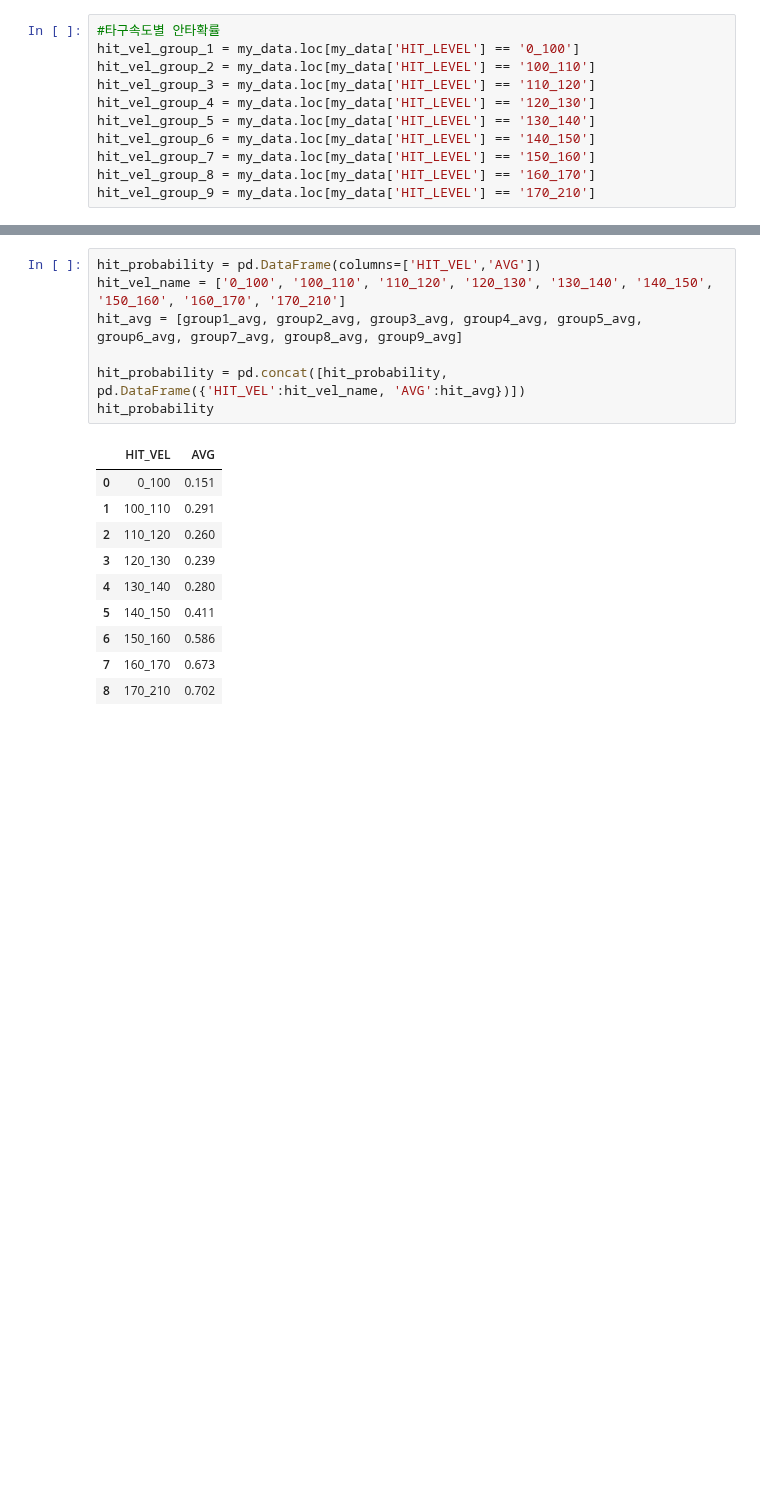
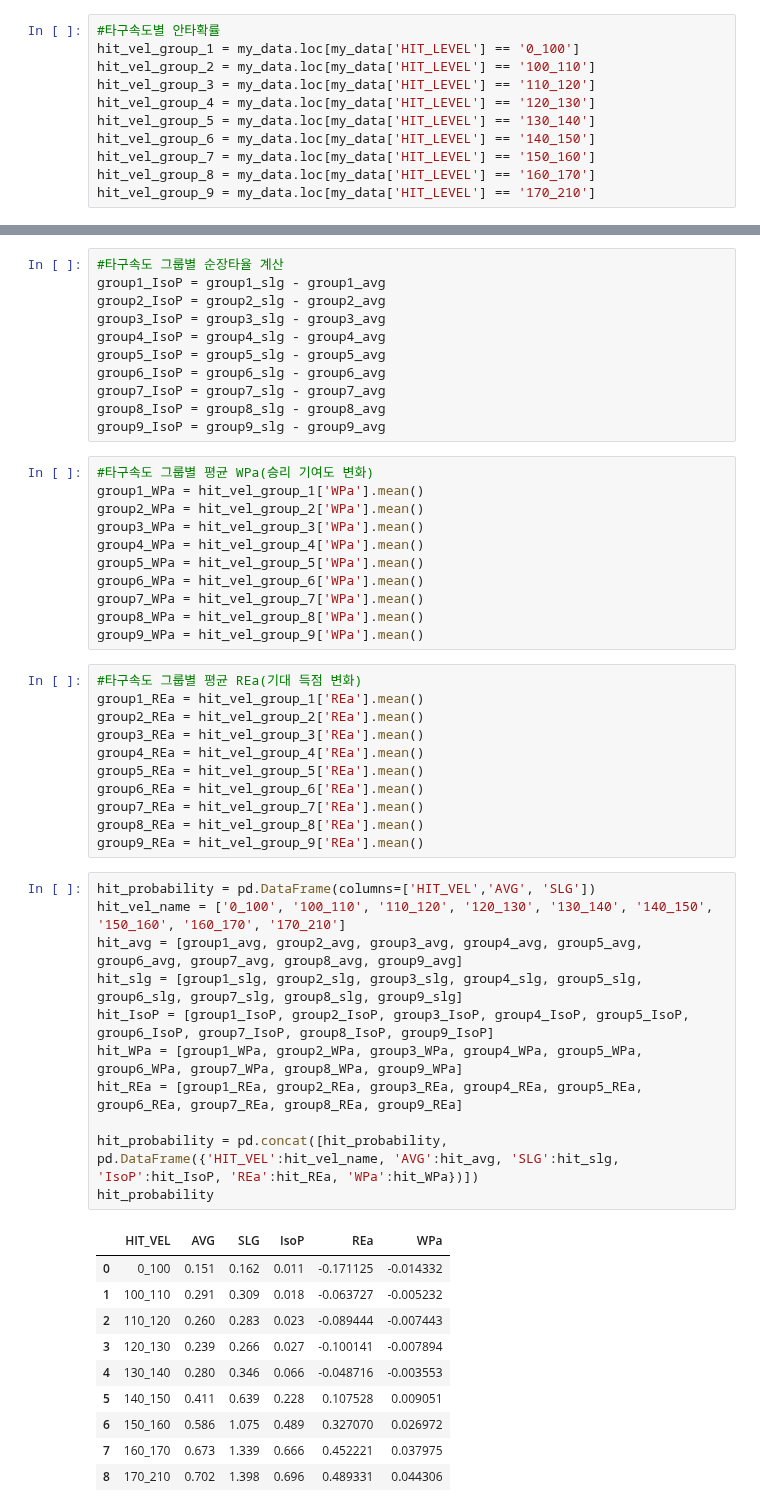
Before and after one commit to KimGriezmann/Bigcontest_2021, a Jupyter notebook: working_space_JaeHong/EDA_final_data.ipynb, the cells around one changed output, grey strips where cells are left out. Cells and saved outputs as stored; diff of their text form; blank space fills up the shorter version.

```diff
--- a/working_space_JaeHong/EDA_final_data.ipynb
+++ b/working_space_JaeHong/EDA_final_data.ipynb
@@ -129,18 +155,55 @@ group9_avg = round(len(hit_vel_group_9[(hit_vel_group_9['HIT_RESULT']=='1루타'
+# %%
+#타구속도 그룹별 순장타율 계산
+group1_IsoP = group1_slg - group1_avg
+group2_IsoP = group2_slg - group2_avg
+group3_IsoP = group3_slg - group3_avg
+group4_IsoP = group4_slg - group4_avg
+group5_IsoP = group5_slg - group5_avg
+group6_IsoP = group6_slg - group6_avg
+group7_IsoP = group7_slg - group7_avg
+group8_IsoP = group8_slg - group8_avg
+group9_IsoP = group9_slg - group9_avg
+# %%
+#타구속도 그룹별 평균 WPa(승리 기여도 변화)
+group1_WPa = hit_vel_group_1['WPa'].mean()
+group2_WPa = hit_vel_group_2['WPa'].mean()
+group3_WPa = hit_vel_group_3['WPa'].mean()
+group4_WPa = hit_vel_group_4['WPa'].mean()
+group5_WPa = hit_vel_group_5['WPa'].mean()
+group6_WPa = hit_vel_group_6['WPa'].mean()
+group7_WPa = hit_vel_group_7['WPa'].mean()
+group8_WPa = hit_vel_group_8['WPa'].mean()
+group9_WPa = hit_vel_group_9['WPa'].mean()
+# %%
+#타구속도 그룹별 평균 REa(기대 득점 변화)
+group1_REa = hit_vel_group_1['REa'].mean()
+group2_REa = hit_vel_group_2['REa'].mean()
+group3_REa = hit_vel_group_3['REa'].mean()
+group4_REa = hit_vel_group_4['REa'].mean()
+group5_REa = hit_vel_group_5['REa'].mean()
+group6_REa = hit_vel_group_6['REa'].mean()
+group7_REa = hit_vel_group_7['REa'].mean()
+group8_REa = hit_vel_group_8['REa'].mean()
+group9_REa = hit_vel_group_9['REa'].mean()
 # %%
-hit_probability = pd.DataFrame(columns=['HIT_VEL','AVG'])
+hit_probability = pd.DataFrame(columns=['HIT_VEL','AVG', 'SLG'])
 hit_vel_name = ['0_100', '100_110', '110_120', '120_130', '130_140', '140_150', '150_160', '160_170', '170_210']
 hit_avg = [group1_avg, group2_avg, group3_avg, group4_avg, group5_avg, group6_avg, group7_avg, group8_avg, group9_avg]
+hit_slg = [group1_slg, group2_slg, group3_slg, group4_slg, group5_slg, group6_slg, group7_slg, group8_slg, group9_slg]
+hit_IsoP = [group1_IsoP, group2_IsoP, group3_IsoP, group4_IsoP, group5_IsoP, group6_IsoP, group7_IsoP, group8_IsoP, group9_IsoP]
+hit_WPa = [group1_WPa, group2_WPa, group3_WPa, group4_WPa, group5_WPa, group6_WPa, group7_WPa, group8_WPa, group9_WPa]
+hit_REa = [group1_REa, group2_REa, group3_REa, group4_REa, group5_REa, group6_REa, group7_REa, group8_REa, group9_REa]
 
-hit_probability = pd.concat([hit_probability, pd.DataFrame({'HIT_VEL':hit_vel_name, 'AVG':hit_avg})])
+hit_probability = pd.concat([hit_probability, pd.DataFrame({'HIT_VEL':hit_vel_name, 'AVG':hit_avg, 'SLG':hit_slg, 'IsoP':hit_IsoP, 'REa':hit_REa, 'WPa':hit_WPa})])
 hit_probability
 # %% [output]
-|  | HIT_VEL | AVG |
-| 0 | 0_100 | 0.151 |
-| 1 | 100_110 | 0.291 |
-| 2 | 110_120 | 0.260 |
-| 3 | 120_130 | 0.239 |
-| 4 | 130_140 | 0.280 |
-| 5 | 140_150 | 0.411 |
-| 6 | 150_160 | 0.586 |
-| 7 | 160_170 | 0.673 |
-| 8 | 170_210 | 0.702 |
+|  | HIT_VEL | AVG | SLG | IsoP | REa | WPa |
+| 0 | 0_100 | 0.151 | 0.162 | 0.011 | -0.171125 | -0.014332 |
+| 1 | 100_110 | 0.291 | 0.309 | 0.018 | -0.063727 | -0.005232 |
+| 2 | 110_120 | 0.260 | 0.283 | 0.023 | -0.089444 | -0.007443 |
+| 3 | 120_130 | 0.239 | 0.266 | 0.027 | -0.100141 | -0.007894 |
+| 4 | 130_140 | 0.280 | 0.346 | 0.066 | -0.048716 | -0.003553 |
+| 5 | 140_150 | 0.411 | 0.639 | 0.228 | 0.107528 | 0.009051 |
+| 6 | 150_160 | 0.586 | 1.075 | 0.489 | 0.327070 | 0.026972 |
+| 7 | 160_170 | 0.673 | 1.339 | 0.666 | 0.452221 | 0.037975 |
+| 8 | 170_210 | 0.702 | 1.398 | 0.696 | 0.489331 | 0.044306 |
```
Also changed, not shown: parts of 6 cells of this notebook.
